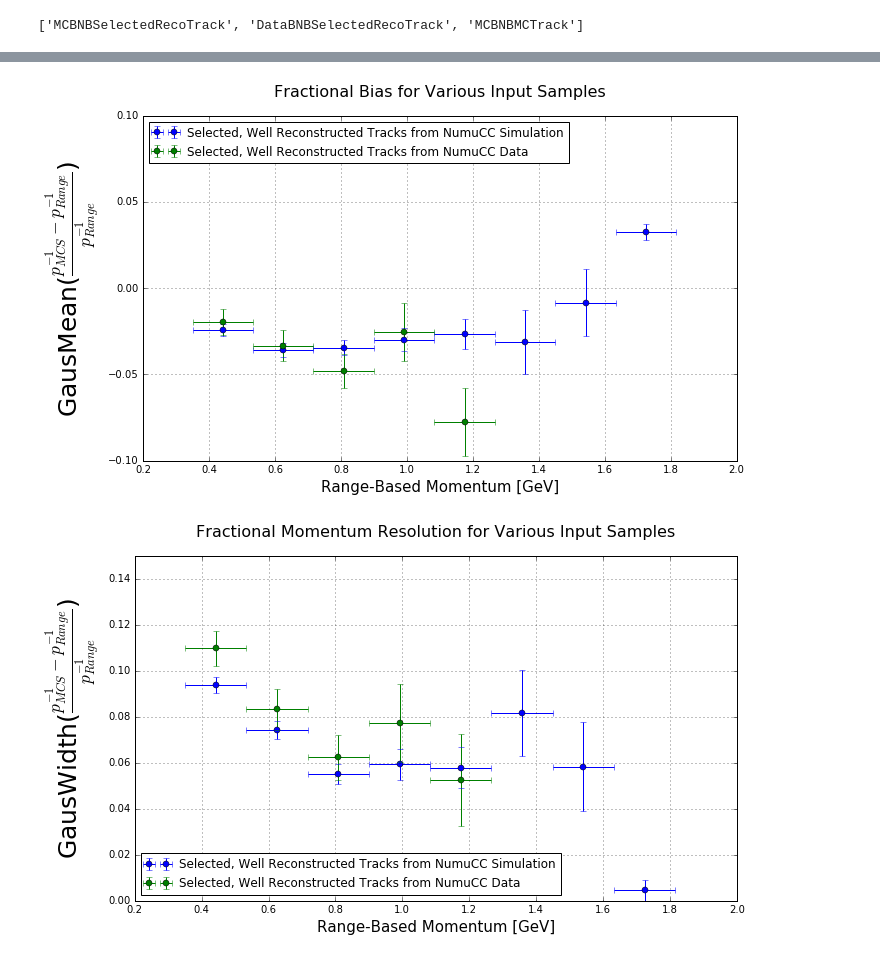
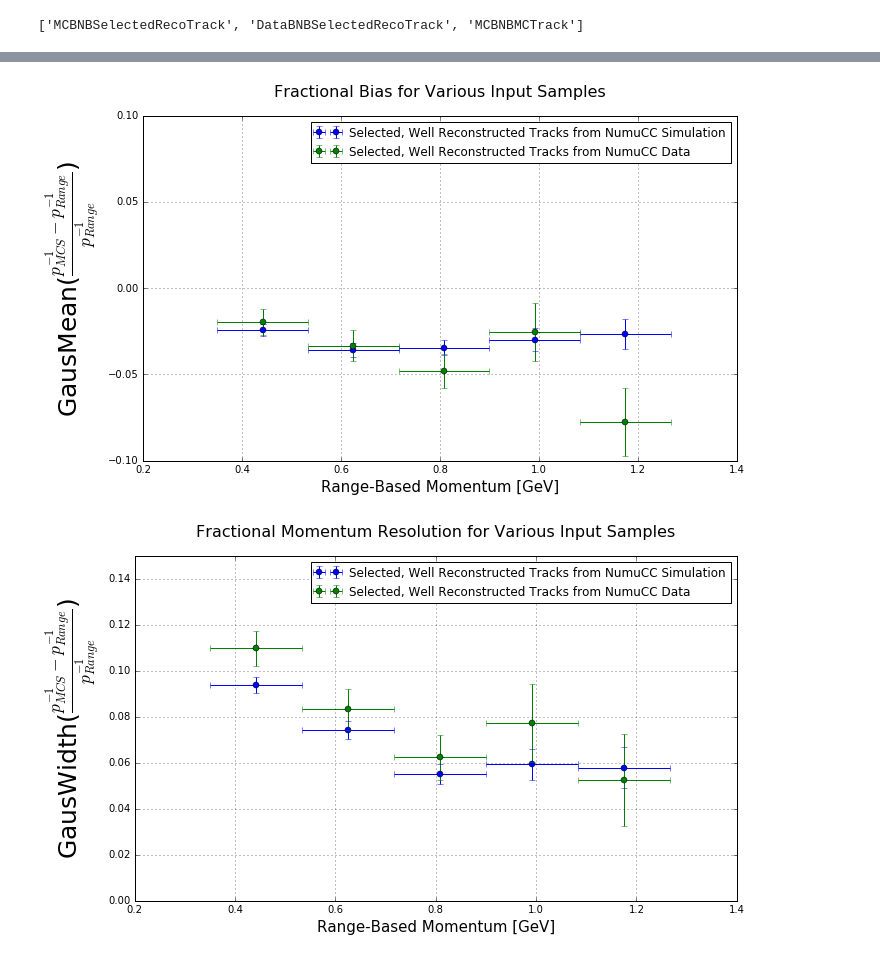
Before and after one commit to kaleko/MCS_Technote, a Jupyter notebook: MCS_resolution_overlays.ipynb, the cells around one changed output, grey strips where cells are left out. Cells and saved outputs as stored; diff of their text form; code cells hidden in the pictures.

```diff
--- a/MCS_resolution_overlays.ipynb
+++ b/MCS_resolution_overlays.ipynb
@@ -233,7 +233,9 @@ def fractional_resolution_plot(xvar = 'full_range_momentum', xbins = np.linspace
         plt.tight_layout()
         plt.savefig(figdir + resplotname)
 # %%
-print df_dict.keys()
+anatypes = ['MCBNBMCTrack',
+            'MCBNBSelectedRecoTrack','DataBNBSelectedRecoTrack']
+
 fractional_bias_plot(xvar='full_range_momentum_inverse',yvar='full_MCS_momentum_inverse',
                      xbins=np.linspace(0.35,2,10),
                        plot_bin_distributions = True,
@@ -279,11 +280,12 @@ print df_dict.keys()
 #"*_publicplot" images won't have and MCTrack stuff in it
 
 dummy = df_dict.pop('MCBNBMCTrack',None)
-anatypes.remove('MCBNBMCTrack')
+if 'MCBNBMCTrack' in anatypes:
+    anatypes.remove('MCBNBMCTrack')
 
 
 fractional_bias_plot(xvar='full_range_momentum_inverse',yvar='full_MCS_momentum_inverse',
-                     xbins=np.linspace(0.35,2,10),
+                     xbins=np.linspace(0.35,1.26666667,6),
                        plot_bin_distributions = True,
                        slicevar = 'full_range_momentum',
                        slicetitlebase = None,
@@ -293,7 +295,7 @@ fractional_bias_plot(xvar='full_range_momentum_inverse',yvar='full_MCS_momentum_
                         usegausfit = True)
 
 fractional_resolution_plot(xvar='full_range_momentum_inverse',yvar='full_MCS_momentum_inverse',
-                     xbins=np.linspace(0.35,2,10),
+                     xbins=np.linspace(0.35,1.26666667,6),
                        plot_bin_distributions = True,
                        slicevar = 'full_range_momentum',
                        slicetitlebase = None,
@@ -316,5 +311,5 @@ WARNING: FIT DIDN'T CONVERGE!
 
 
  Writing the main res figure!! Figures/MCS_range_resolution_multiplesamples_publicplot.png
-[figure, old version]
+[figure, new version]
-[figure, old version]
+[figure, new version]
```
Also changed, not shown: parts of 2 cells of this notebook, 13 other files.
